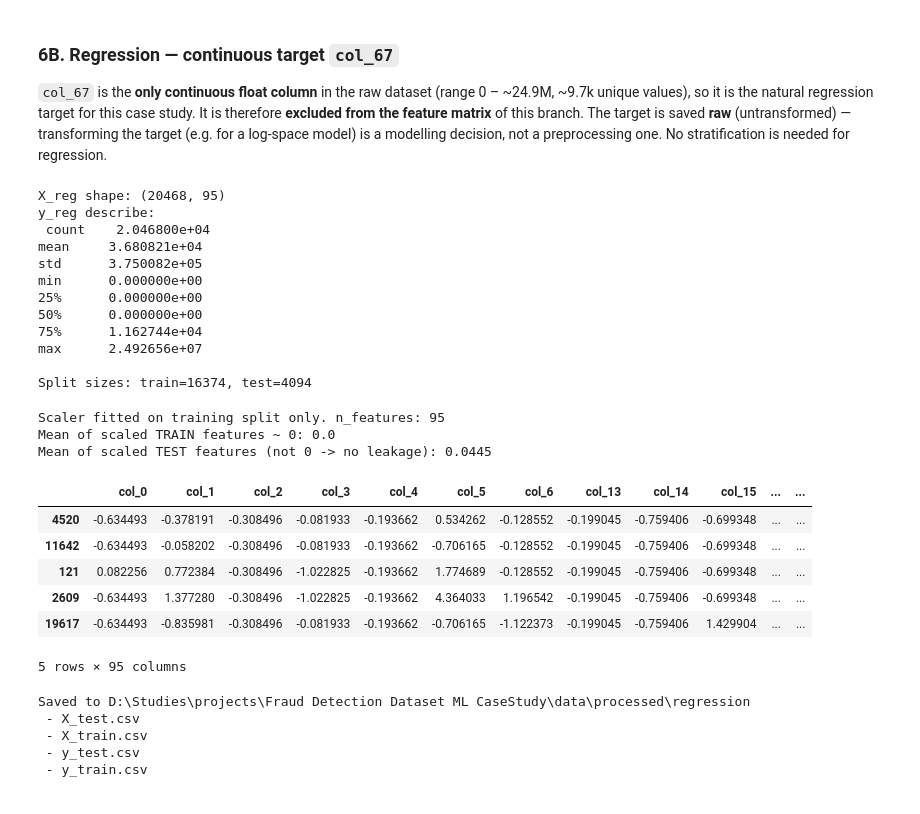
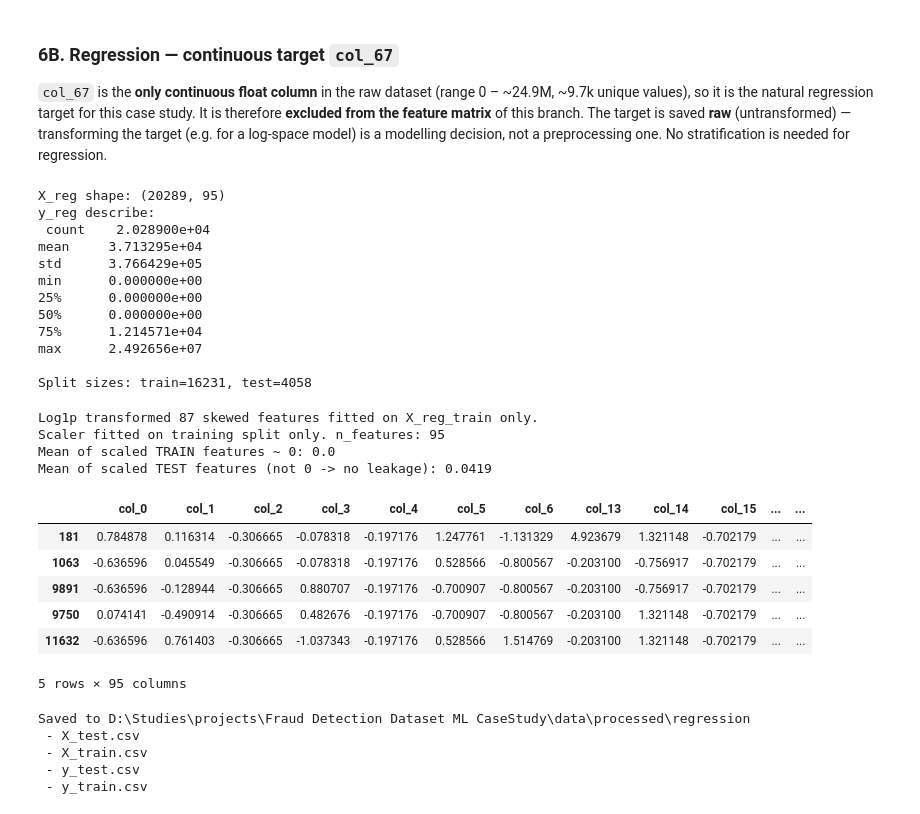
Before and after one commit to Phyboc/Fraud-Detection-Dataset-ML-CaseStudy, a Jupyter notebook: src/eda_preprocessing/eda_preprocessing.ipynb, the cells around one changed output. Saved outputs shown, nothing was run; the diff lists cells and outputs as text; code cells hidden in the pictures.

```diff
--- a/src/eda_preprocessing/eda_preprocessing.ipynb
+++ b/src/eda_preprocessing/eda_preprocessing.ipynb
@@ -553,12 +554,17 @@ df_no_const = df_no_id.drop(columns=constant_cols)
 feats_no_const = [c for c in df_no_const.columns if c != TARGET_COL]
 dup_det = df_no_const[feats_no_const].T.duplicated(keep="first")
 dup_cols = [c for c, is_dup in zip(feats_no_const, dup_det) if is_dup]
-df_clean = df_no_const.drop(columns=dup_cols)
+df_no_dup_cols = df_no_const.drop(columns=dup_cols)
+
+# 4) drop exact duplicate rows (175 duplicate rows present in feature+target matrix)
+dup_rows_count = int(df_no_dup_cols.duplicated().sum())
+df_clean = df_no_dup_cols.drop_duplicates().reset_index(drop=True)
 
 print(f"Shape before cleaning        : {before_rows} x {before_cols}")
 print(f"  - dropped row-id column    : {df_raw.columns[0]}")
 print(f"  - dropped constant columns ({len(constant_cols)}): {constant_cols}")
-print(f"  - dropped exact duplicates ({len(dup_cols)}): {dup_cols}")
+print(f"  - dropped exact dup cols   ({len(dup_cols)}): {dup_cols}")
+print(f"  - dropped exact dup rows   ({dup_rows_count})")
 print(f"Shape after cleaning         : {df_clean.shape}")
 print(f"Feature columns kept         : {df_clean.shape[1] - 1} (+ {TARGET_COL})")
 # %% [output]
@@ -834,51 +790,59 @@ matrix** of this branch. The target is saved **raw** (untransformed) — transfo
 log-space model) is a modelling decision, not a preprocessing one. No stratification is needed for
 regression.
 # %%
-X_reg = df_eng.drop(columns=[TARGET_COL, REG_TARGET_COL])
-y_reg = df_clean[REG_TARGET_COL]     # raw continuous target
+# Drop classification label and drop regression duplicates (4 rows that differ only in classification label)
+df_reg = df_clean.drop(columns=[TARGET_COL]).drop_duplicates().reset_index(drop=True)
+X_reg = df_reg.drop(columns=[REG_TARGET_COL])
+y_reg = df_reg[REG_TARGET_COL]     # raw continuous target
 
 print("X_reg shape:", X_reg.shape)
 print("y_reg describe:\n", y_reg.describe().round(3).to_string())
 
-X_reg_train, X_reg_test, y_reg_train, y_reg_test = train_test_split(
+X_reg_tr_raw, X_reg_te_raw, y_reg_train, y_reg_test = train_test_split(
     X_reg, y_reg, test_size=TEST_SIZE, random_state=RANDOM_STATE
 )
-print(f"\nSplit sizes: train={X_reg_train.shape[0]}, test={X_reg_test.shape[0]}")
+print(f"\nSplit sizes: train={X_reg_tr_raw.shape[0]}, test={X_reg_te_raw.shape[0]}")
 # %% [output]
-X_reg shape: (20468, 95)
+X_reg shape: (20289, 95)
 y_reg describe:
- count    2.046800e+04
-mean     3.680821e+04
-std      3.750082e+05
+ count    2.028900e+04
+mean     3.713295e+04
+std      3.766429e+05
 min      0.000000e+00
 25%      0.000000e+00
 50%      0.000000e+00
-75%      1.162744e+04
+75%      1.214571e+04
 max      2.492656e+07
 
-Split sizes: train=16374, test=4094
+Split sizes: train=16231, test=4058
 # %%
-scaler_reg = StandardScaler().fit(X_reg_train)   # fit on TRAIN only
-X_reg_train_sc = pd.DataFrame(scaler_reg.transform(X_reg_train),
-                              columns=X_reg_train.columns, index=X_reg_train.index)
-X_reg_test_sc = pd.DataFrame(scaler_reg.transform(X_reg_test),
-                             columns=X_reg_test.columns, index=X_reg_test.index)
+# 1) Fit log-transformation selection on TRAIN only -> transform TRAIN and TEST
+X_reg_tr_eng, X_reg_te_eng, log_cols_reg = apply_log1p_transform(X_reg_tr_raw, X_reg_te_raw)
+print(f"Log1p transformed {len(log_cols_reg)} skewed features fitted on X_reg_train only.")
+
+# 2) Fit StandardScaler on TRAIN only -> transform TRAIN and TEST
+scaler_reg = StandardScaler().fit(X_reg_tr_eng)   # fit on TRAIN only
+X_reg_train_sc = pd.DataFrame(scaler_reg.transform(X_reg_tr_eng),
+                              columns=X_reg_tr_eng.columns, index=X_reg_tr_eng.index)
+X_reg_test_sc = pd.DataFrame(scaler_reg.transform(X_reg_te_eng),
+                             columns=X_reg_te_eng.columns, index=X_reg_te_eng.index)
 
 print("Scaler fitted on training split only. n_features:", scaler_reg.n_features_in_)
 print("Mean of scaled TRAIN features ~ 0:", np.round(X_reg_train_sc.mean(axis=0).abs().max(), 10))
 print("Mean of scaled TEST features (not 0 -> no leakage):",
       np.round(X_reg_test_sc.mean(axis=0).abs().max(), 4))
 X_reg_train_sc.head()
 # %% [output]
+Log1p transformed 87 skewed features fitted on X_reg_train only.
 Scaler fitted on training split only. n_features: 95
 Mean of scaled TRAIN features ~ 0: 0.0
-Mean of scaled TEST features (not 0 -> no leakage): 0.0445
+Mean of scaled TEST features (not 0 -> no leakage): 0.0419
 |  | col_0 | col_1 | col_2 | col_3 | col_4 | col_5 | col_6 | col_13 | col_14 | col_15 | ... | ... |
-| 4520 | -0.634493 | -0.378191 | -0.308496 | -0.081933 | -0.193662 | 0.534262 | -0.128552 | -0.199045 | -0.759406 | -0.699348 | ... | ... |
-| 11642 | -0.634493 | -0.058202 | -0.308496 | -0.081933 | -0.193662 | -0.706165 | -0.128552 | -0.199045 | -0.759406 | -0.699348 | ... | ... |
-| 121 | 0.082256 | 0.772384 | -0.308496 | -1.022825 | -0.193662 | 1.774689 | -0.128552 | -0.199045 | -0.759406 | -0.699348 | ... | ... |
-| 2609 | -0.634493 | 1.377280 | -0.308496 | -1.022825 | -0.193662 | 4.364033 | 1.196542 | -0.199045 | -0.759406 | -0.699348 | ... | ... |
-| 19617 | -0.634493 | -0.835981 | -0.308496 | -0.081933 | -0.193662 | -0.706165 | -1.122373 | -0.199045 | -0.759406 | 1.429904 | ... | ... |
+| 181 | 0.784878 | 0.116314 | -0.306665 | -0.078318 | -0.197176 | 1.247761 | -1.131329 | 4.923679 | 1.321148 | -0.702179 | ... | ... |
+| 1063 | -0.636596 | 0.045549 | -0.306665 | -0.078318 | -0.197176 | 0.528566 | -0.800567 | -0.203100 | -0.756917 | -0.702179 | ... | ... |
+| 9891 | -0.636596 | -0.128944 | -0.306665 | 0.880707 | -0.197176 | -0.700907 | -0.800567 | -0.203100 | -0.756917 | -0.702179 | ... | ... |
+| 9750 | 0.074141 | -0.490914 | -0.306665 | 0.482676 | -0.197176 | -0.700907 | -0.800567 | -0.203100 | 1.321148 | -0.702179 | ... | ... |
+| 11632 | -0.636596 | 0.761403 | -0.306665 | -1.037343 | -0.197176 | 0.528566 | 1.514769 | -0.203100 | 1.321148 | -0.702179 | ... | ... |
 5 rows × 95 columns
 # %%
 X_reg_train_sc.to_csv(REG_DIR / "X_train.csv", index=False)
```
Also changed, not shown: parts of 18 cells of this notebook, 17 other files.
